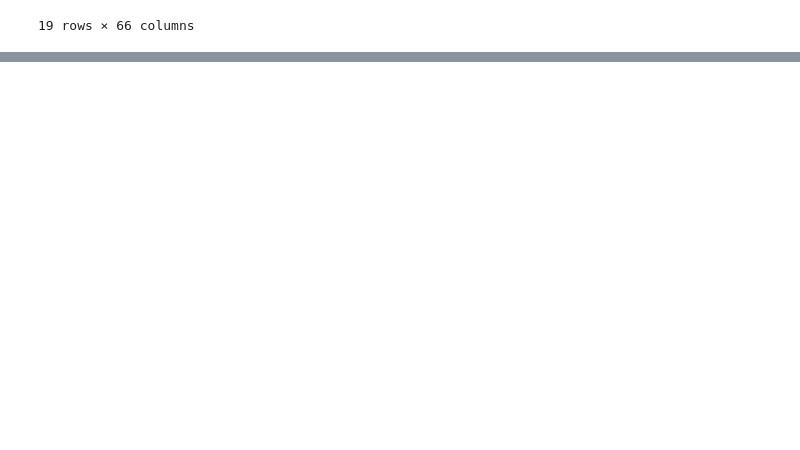
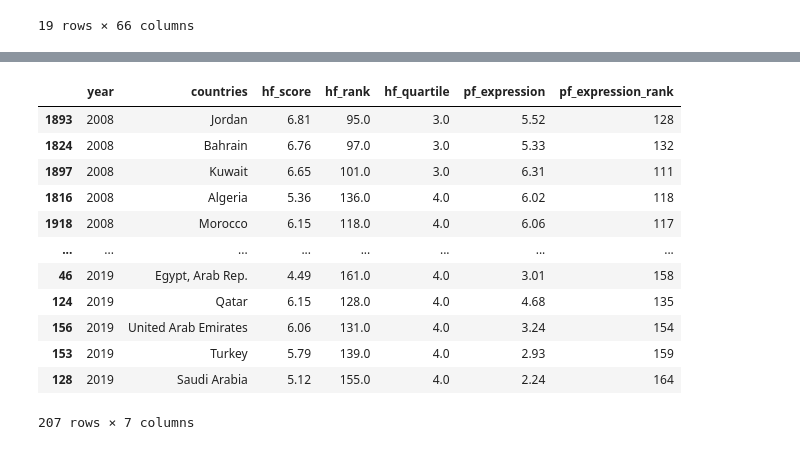
Before and after one commit to NJB7/HumanFreedomIndexProject, a Jupyter notebook: HFIProject.ipynb, the cells around one changed output, grey strips where cells are left out. Drawn from its saved outputs; the diff is of its cells as text; code cells hidden in the pictures; blank space fills up the shorter version.

```diff
--- a/HFIProject.ipynb
+++ b/HFIProject.ipynb
@@ -129,3 +165,23 @@ df6
+# %%
+df3 = df2.loc[df2["region"] == "Middle East & North Africa"]
+df3 = df3.sort_values("year")
+df7 = df3[['year', 'countries', 'hf_score', 'hf_rank',
+           'hf_quartile', 'pf_expression', 'pf_expression_rank']].dropna()
+df7
+# %% [output]
+|  | year | countries | hf_score | hf_rank | hf_quartile | pf_expression | pf_expression_rank |
+| 1893 | 2008 | Jordan | 6.81 | 95.0 | 3.0 | 5.52 | 128 |
+| 1824 | 2008 | Bahrain | 6.76 | 97.0 | 3.0 | 5.33 | 132 |
+| 1897 | 2008 | Kuwait | 6.65 | 101.0 | 3.0 | 6.31 | 111 |
+| 1816 | 2008 | Algeria | 5.36 | 136.0 | 4.0 | 6.02 | 118 |
+| 1918 | 2008 | Morocco | 6.15 | 118.0 | 4.0 | 6.06 | 117 |
+| ... | ... | ... | ... | ... | ... | ... | ... |
+| 46 | 2019 | Egypt, Arab Rep. | 4.49 | 161.0 | 4.0 | 3.01 | 158 |
+| 124 | 2019 | Qatar | 6.15 | 128.0 | 4.0 | 4.68 | 135 |
+| 156 | 2019 | United Arab Emirates | 6.06 | 131.0 | 4.0 | 3.24 | 154 |
+| 153 | 2019 | Turkey | 5.79 | 139.0 | 4.0 | 2.93 | 159 |
+| 128 | 2019 | Saudi Arabia | 5.12 | 155.0 | 4.0 | 2.24 | 164 |
+207 rows × 7 columns
 # %%
 #Save and export:
 
```
Also changed, not shown: parts of 5 cells of this notebook, 1 other file.
